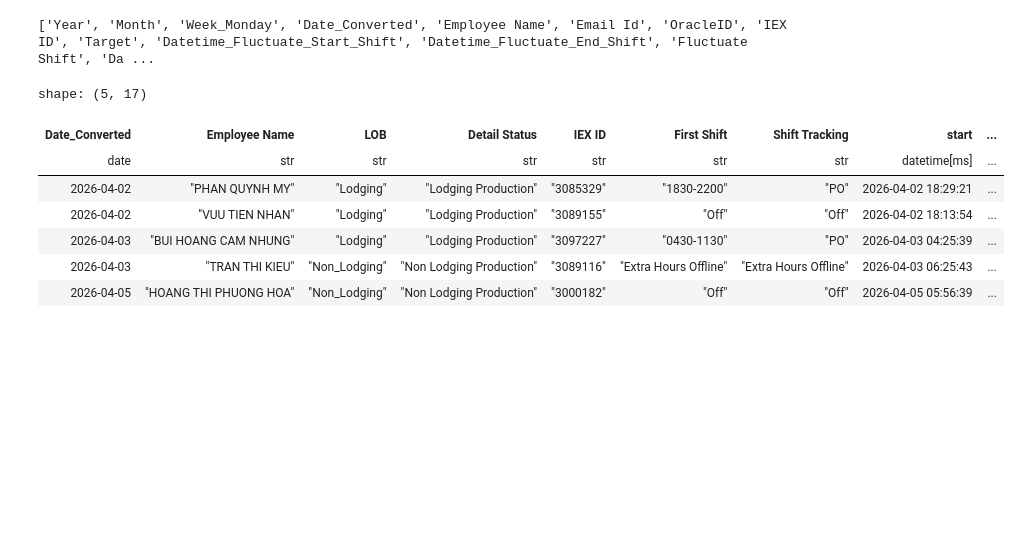
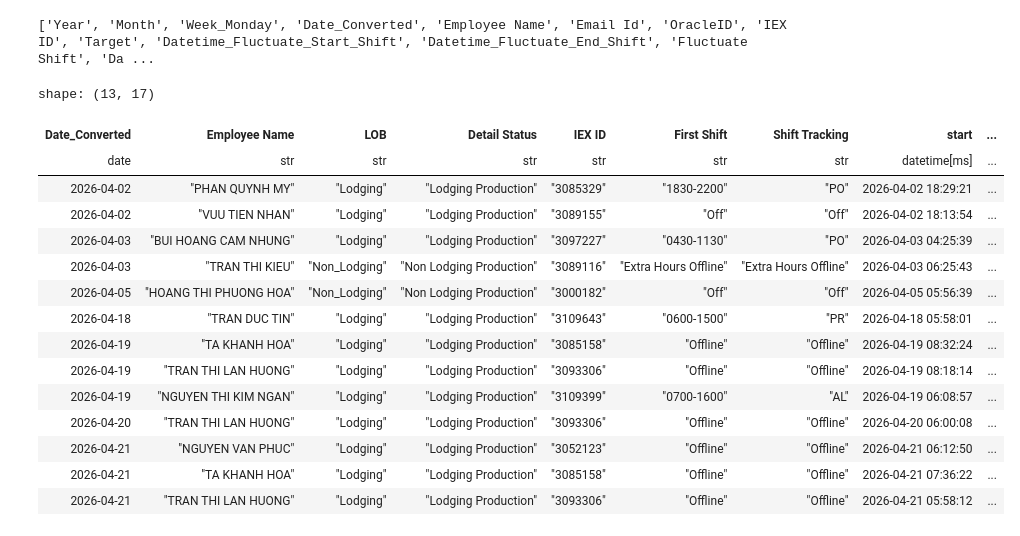
Before and after one commit to NguyenHuuChinh1998/CODE, a Jupyter notebook: Dashboard.ipynb, the cells around one changed output. Saved outputs shown, nothing was run; the diff lists cells and outputs as text; code cells hidden in the pictures; blank space fills up the shorter version.

```diff
--- a/Dashboard.ipynb
+++ b/Dashboard.ipynb
@@ -188,35 +154,43 @@ filtered_data = RTA_REPORT_GENERATE.select([
     'Date_Converted', 'Employee Name', 'LOB', 'Detail Status','IEX ID','First Shift','Shift Tracking',
     'start', 'end','Target', 'duration', 'sum_productive','training-idle','Extra Time', 'hc_schedule',
     'hc_actual', 'hc_present'
 ])
 filtered_data = filtered_data.with_columns([
     pl.col('hc_actual').cast(pl.Float64),
     pl.col('hc_present').cast(pl.Float64)
 ])
 
 start_date = '2026-04-01'
-end_date = '2026-04-16'
+end_date = '2026-04-21'
 
 start_date_parsed = pl.lit(start_date).str.strptime(pl.Date, format='%Y-%m-%d')
 end_date_parsed = pl.lit(end_date).str.strptime(pl.Date, format='%Y-%m-%d')
 
 sorted_data = filtered_data.sort('Date_Converted')
 filtered_data = sorted_data.filter((pl.col('Date_Converted') >= start_date_parsed) & (pl.col('Date_Converted') <= end_date_parsed))
 
 filtered_data_pd = filtered_data.to_pandas()
 
 filtered_data_1 = filter_shift_discrepancies(filtered_data)
 filtered_data_1
 # %% [output]
 ['Year', 'Month', 'Week_Monday', 'Date_Converted', 'Employee Name', 'Email Id', 'OracleID', 'IEX ID', 'Target', 'Datetime_Fluctuate_Start_Shift', 'Datetime_Fluctuate_End_Shift', 'Fluctuate Shift', 'Da ...
-shape: (5, 17)
+shape: (13, 17)
 | Date_Converted | Employee Name | LOB | Detail Status | IEX ID | First Shift | Shift Tracking | start | ... |
 | date | str | str | str | str | str | str | datetime[ms] | ... |
 | 2026-04-02 | "PHAN QUYNH MY" | "Lodging" | "Lodging Production" | "3085329" | "1830-2200" | "PO" | 2026-04-02 18:29:21 | ... |
 | 2026-04-02 | "VUU TIEN NHAN" | "Lodging" | "Lodging Production" | "3089155" | "Off" | "Off" | 2026-04-02 18:13:54 | ... |
 | 2026-04-03 | "BUI HOANG CAM NHUNG" | "Lodging" | "Lodging Production" | "3097227" | "0430-1130" | "PO" | 2026-04-03 04:25:39 | ... |
 | 2026-04-03 | "TRAN THI KIEU" | "Non_Lodging" | "Non Lodging Production" | "3089116" | "Extra Hours Offline" | "Extra Hours Offline" | 2026-04-03 06:25:43 | ... |
 | 2026-04-05 | "HOANG THI PHUONG HOA" | "Non_Lodging" | "Non Lodging Production" | "3000182" | "Off" | "Off" | 2026-04-05 05:56:39 | ... |
+| 2026-04-18 | "TRAN DUC TIN" | "Lodging" | "Lodging Production" | "3109643" | "0600-1500" | "PR" | 2026-04-18 05:58:01 | ... |
+| 2026-04-19 | "TA KHANH HOA" | "Lodging" | "Lodging Production" | "3085158" | "Offline" | "Offline" | 2026-04-19 08:32:24 | ... |
+| 2026-04-19 | "TRAN THI LAN HUONG" | "Lodging" | "Lodging Production" | "3093306" | "Offline" | "Offline" | 2026-04-19 08:18:14 | ... |
+| 2026-04-19 | "NGUYEN THI KIM NGAN" | "Lodging" | "Lodging Production" | "3109399" | "0700-1600" | "AL" | 2026-04-19 06:08:57 | ... |
+| 2026-04-20 | "TRAN THI LAN HUONG" | "Lodging" | "Lodging Production" | "3093306" | "Offline" | "Offline" | 2026-04-20 06:00:08 | ... |
+| 2026-04-21 | "NGUYEN VAN PHUC" | "Lodging" | "Lodging Production" | "3052123" | "Offline" | "Offline" | 2026-04-21 06:12:50 | ... |
+| 2026-04-21 | "TA KHANH HOA" | "Lodging" | "Lodging Production" | "3085158" | "Offline" | "Offline" | 2026-04-21 07:36:22 | ... |
+| 2026-04-21 | "TRAN THI LAN HUONG" | "Lodging" | "Lodging Production" | "3093306" | "Offline" | "Offline" | 2026-04-21 05:58:12 | ... |
 # %%
 def get_xlsx_filenames(data_dir):
     xlsx_files = []
```
Also changed, not shown: parts of 3 cells of this notebook, 7 other files.
